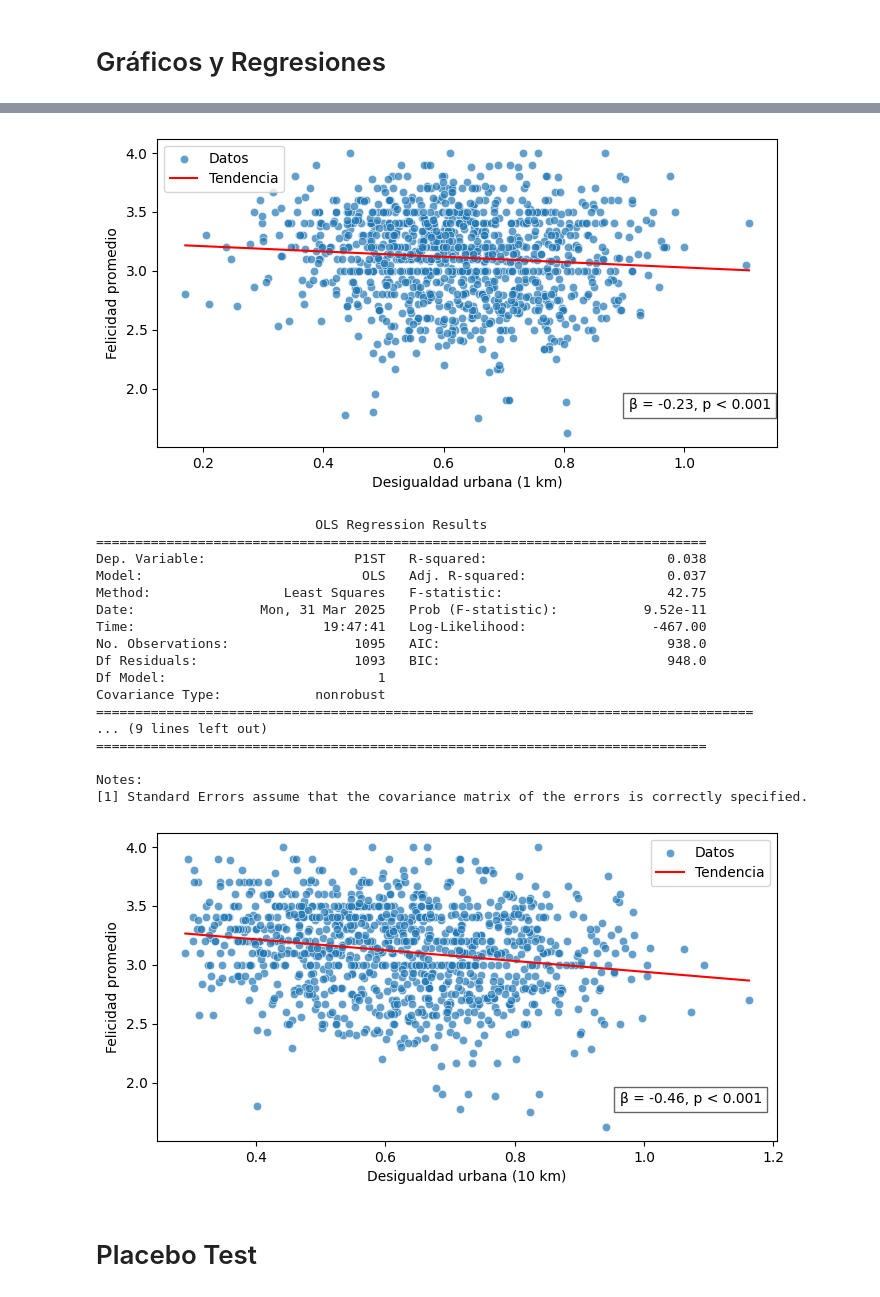
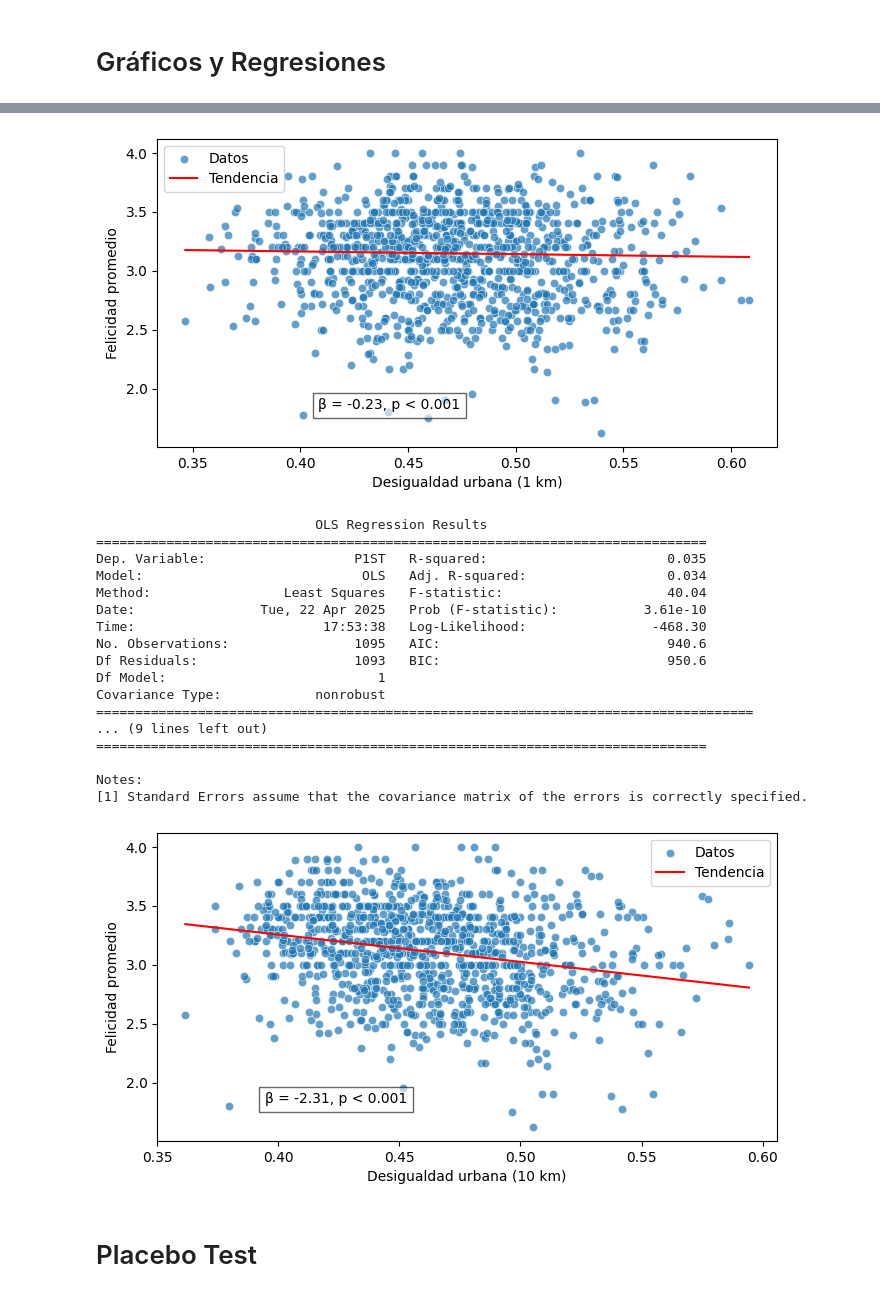
Before and after one commit to LCaravaggio/FelicidadDesigualdad, a Jupyter notebook: Resultados.ipynb, the cells around one changed output, grey strips where cells are left out. Cells and saved outputs as stored; diff of their text form; code cells hidden in the pictures.

```diff
--- a/Resultados.ipynb
+++ b/Resultados.ipynb
@@ -2,7 +2,7 @@
 <a href="https://colab.research.google.com/github/LCaravaggio/FelicidadDesigualdad/blob/main/Resultados.ipynb" target="_parent"><img src="https://colab.research.google.com/assets/colab-badge.svg" alt="Open In Colab"/></a>
 # %%
 import pandas as pd
-ciudades=pd.read_csv("/content/base_mobilv3_sinnorm.csv")
+ciudades=pd.read_csv("/content/base_mobilv2.csv")
 # %%
 num_valores = ciudades['Desigualdad_10km'].count()
 print(f"Número de valores no nulos en 'Desigualdad_10km': {num_valores}")
@@ -93,10 +108,10 @@ plt.legend()
 # Mostrar el gráfico
 plt.show()
 # %% [output]
-[figure, old version]
+[figure, new version]
 # %%
 # Definir variables
-X = ciudades["Desigualdad_10km"].replace([np.inf, -np.inf], np.nan)
+X = ciudades["Desigualdad_15km"].replace([np.inf, -np.inf], np.nan)
 y = ciudades["P1ST"].replace([np.inf, -np.inf], np.nan)
 
 # Filtrar filas con NaN en X o y
@@ -114,13 +129,13 @@ print(modelo.summary())
 # %% [output]
                             OLS Regression Results
 ==============================================================================
-Dep. Variable:                   P1ST   R-squared:                       0.038
-Model:                            OLS   Adj. R-squared:                  0.037
-Method:                 Least Squares   F-statistic:                     42.75
-Date:                Mon, 31 Mar 2025   Prob (F-statistic):           9.52e-11
-Time:                        19:47:41   Log-Likelihood:                -467.00
-No. Observations:                1095   AIC:                             938.0
-Df Residuals:                    1093   BIC:                             948.0
+Dep. Variable:                   P1ST   R-squared:                       0.035
+Model:                            OLS   Adj. R-squared:                  0.034
+Method:                 Least Squares   F-statistic:                     40.04
+Date:                Tue, 22 Apr 2025   Prob (F-statistic):           3.61e-10
+Time:                        17:53:38   Log-Likelihood:                -468.30
+No. Observations:                1095   AIC:                             940.6
+Df Residuals:                    1093   BIC:                             950.6
 Df Model:                           1
 Covariance Type:            nonrobust
 ====================================================================================
@@ -131,38 +146,38 @@ Notes:
 [1] Standard Errors assume that the covariance matrix of the errors is correctly specified.
 # %%
 # Definir coeficientes de la regresión
-intercept = 3.3968
-slope = -0.4576
+intercept = 4.1786
+slope = -2.3106
 p_value = "< 0.001"  # Significancia del coeficiente
 
 # Calcular valores ajustados para la línea de tendencia
 x_vals = np.linspace(ciudades["Desigualdad_10km"].min(), ciudades["Desigualdad_10km"].max(), 100)
 y_vals = intercept + slope * x_vals  # Ecuación de la regresión
 
 # Crear la figura
 plt.figure(figsize=(8, 4))
 
 # Graficar los datos (X = desigualdad, Y = felicidad)
 sns.scatterplot(data=ciudades, x="Desigualdad_10km", y="P1ST", alpha=0.7, label="Datos")
 
 # Graficar la línea de tendencia correctamente orientada
 plt.plot(x_vals, y_vals, color="red", label=f"Tendencia")
 
 # Agregar información sobre la significancia del coeficiente en el gráfico
 plt.text(ciudades["Desigualdad_10km"].max()-0.2, ciudades["P1ST"].min()+0.2, f"β = {slope:.2f}, p {p_value}",
          fontsize=10, color="black", bbox=dict(facecolor="white", alpha=0.6))
 
 # Etiquetas y título
 plt.xlabel("Desigualdad urbana (10 km)")
 plt.ylabel("Felicidad promedio")
 #plt.title("Relación entre desigualdad urbana y felicidad")
 plt.legend()
 
 # Mostrar el gráfico
 
 plt.show()
 # %% [output]
-[figure, old version]
+[figure, new version]
 # %% [markdown]
 # Placebo Test
 # %%
```
Also changed, not shown: parts of 10 cells of this notebook.
